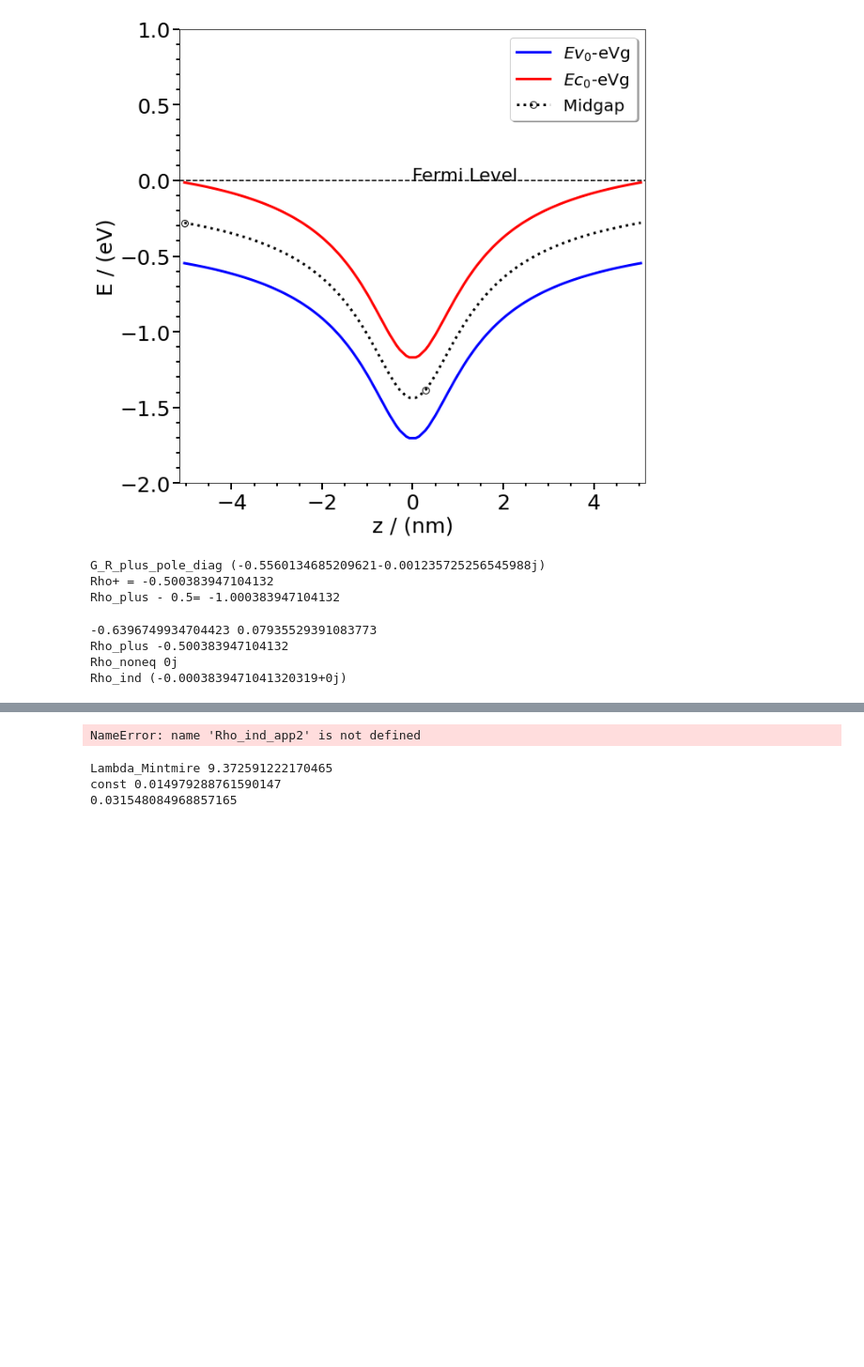
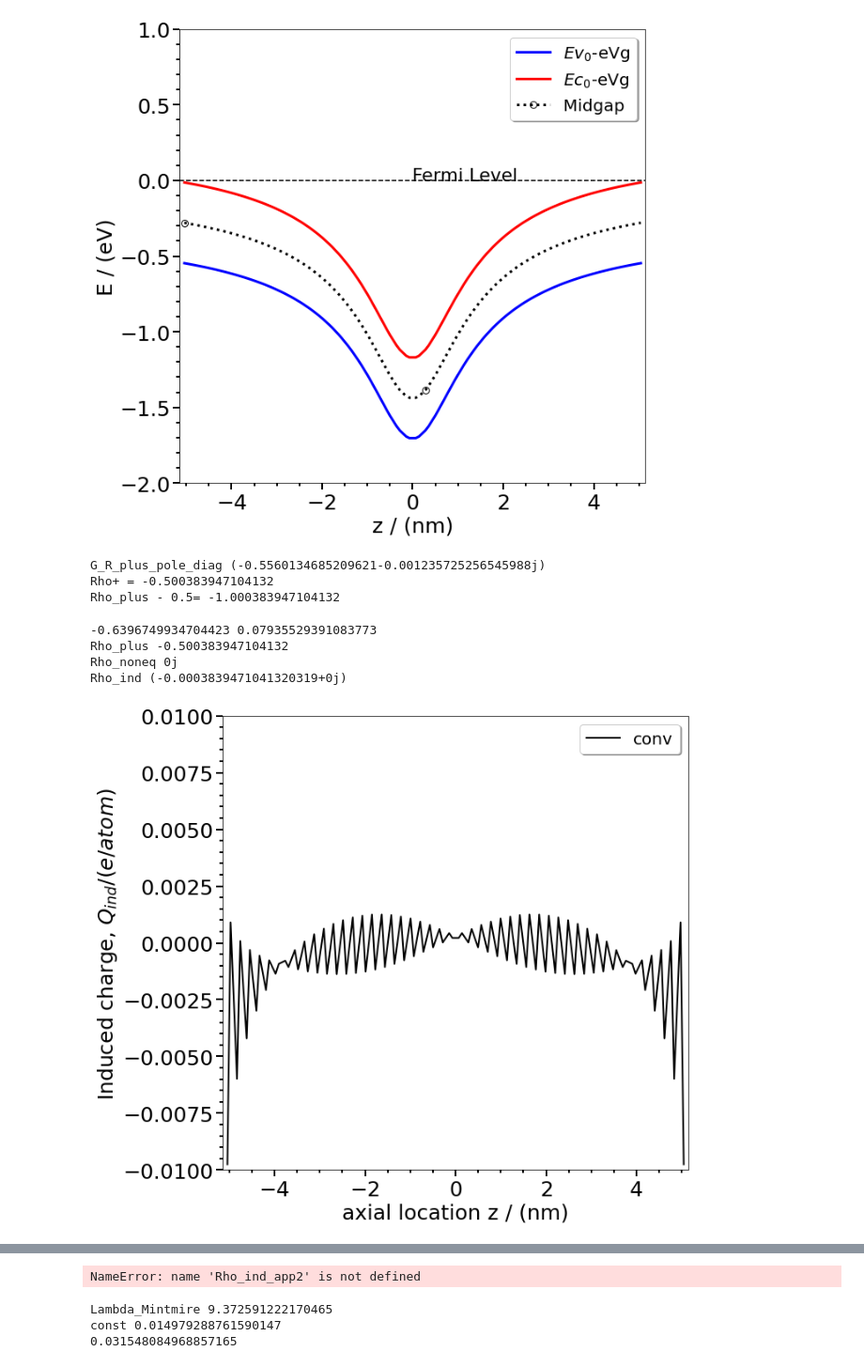
Before and after one commit to AMReX-Microelectronics/Electrostatic, a Jupyter notebook: Tools/NEGF/ContourIntegral/NEGF_ContourIntegral.ipynb, the cells around one changed output, grey strips where cells are left out. Shown at 94% size. Cells and saved outputs as stored; diff of their text form; code cells hidden in the pictures; blank space fills up the shorter version.

```diff
--- a/Tools/NEGF/ContourIntegral/NEGF_ContourIntegral.ipynb
+++ b/Tools/NEGF/ContourIntegral/NEGF_ContourIntegral.ipynb
@@ -1170,6 +1170,42 @@ print('Rho_ind', Rho_ind[0])
 Rho_plus -0.500383947104132
 Rho_noneq 0j
 Rho_ind (-0.0003839471041320319+0j)
+# %%
+
+file4 = open("cpp_results/Qm_out_55.dat")
+
+cpp_Qm  = np.zeros(pts,dtype=float)
+lst = []
+counter=0
+for line in file4:
+    if (counter > 0 and counter < pts+1):
+        lst += [line.split()]
+    counter  = counter + 1
+cpp_Qm = [x[1] for x in lst]
+
+cpp_Qm = np.asfarray(cpp_Qm)/17
+
+PrintFigures=True
+if(PrintFigures):
+    plt,pltname = custom_plot_single([cpp_axial],
+                                     [cpp_Qm],
+                                     [r'conv'],
+                                     [axial_loc[0]/nano-0.1,axial_loc[-1]/nano + 0.1],
+                                     [-0.01,0.01],
+                                     [r'axial location z / (nm)',
+                                      r'Induced charge, $Q_{ind} / (e/atom)$'],
+                                     'charge_density2.png',
+                                     ['k','r','g','orange','b'],
+                                     linestyle=['solid','dotted','dashed','solid','solid'],
+                                     markertype=[None]*5,
+                                     markevery=[1,1,1,1,1],
+                                     linewidth=[2,3,3,2,2],
+                       show_legend=True,
+                       plt_outside=True, y_logscale=False)
+
+    plt.savefig(pltname, bbox_inches = "tight")
+# %% [output]
+[figure, added]
 # %%
 pts = 96
 cpp_axial =  np.zeros(pts,dtype=float)
```
Also changed, not shown: parts of 2 cells of this notebook, 8 other files.
